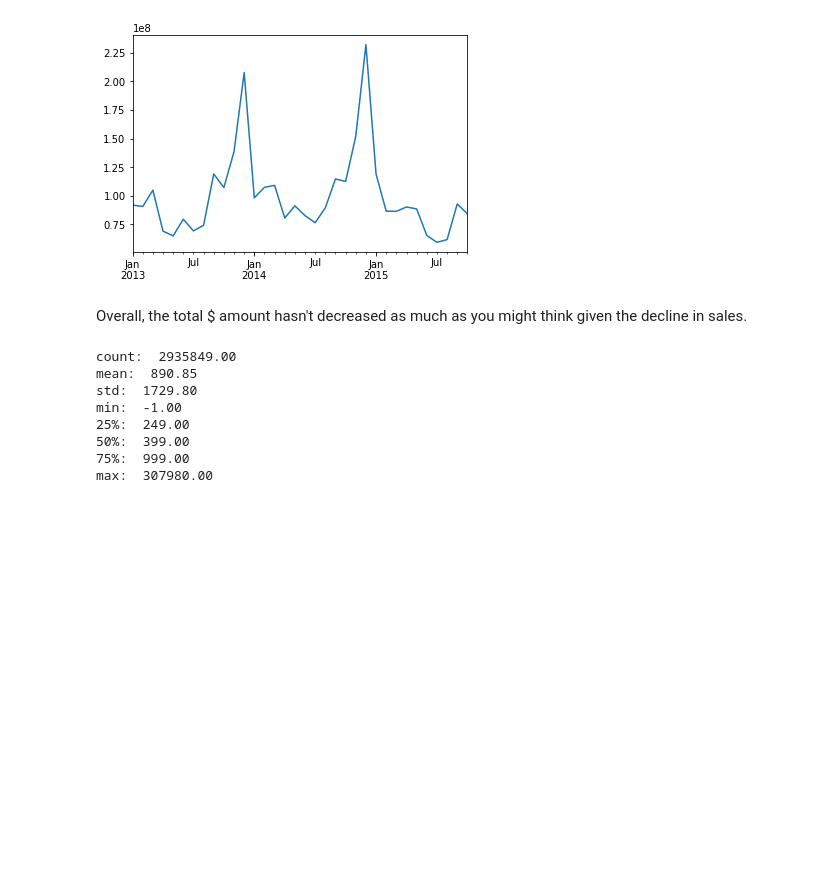
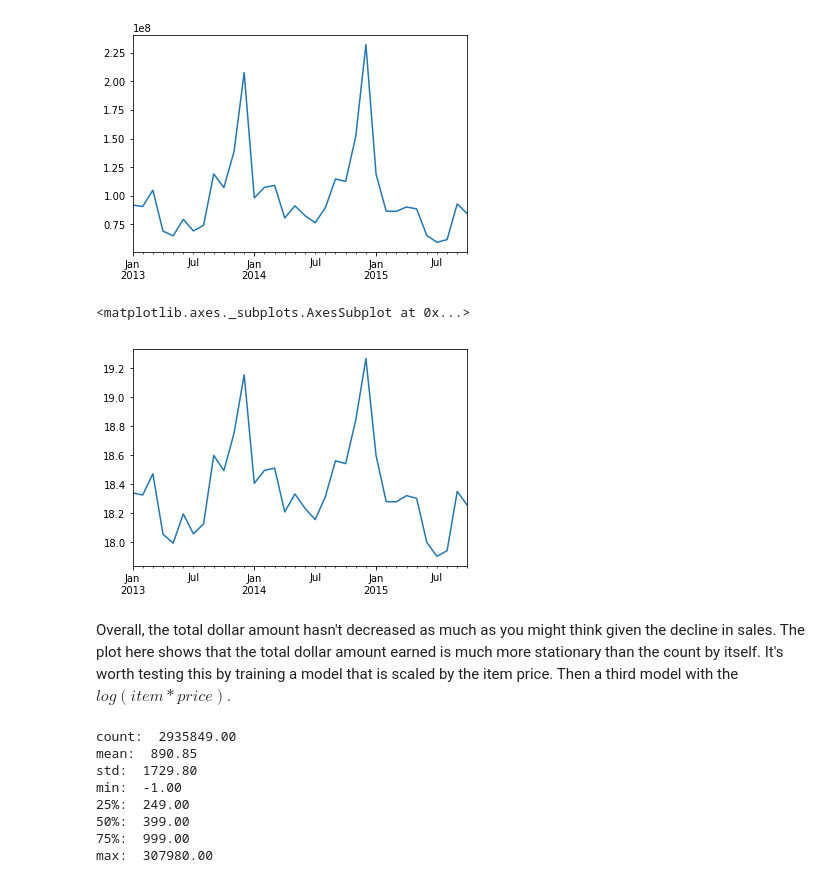
Before and after one commit to detroyejr/kaggle-future-sales, a Jupyter notebook: notebooks/Predict Future Sale - EDA.ipynb, the cells around one changed output. Saved outputs shown, nothing was run; the diff lists cells and outputs as text; code cells hidden in the pictures; blank space fills up the shorter version.

```diff
--- a/notebooks/Predict Future Sale - EDA.ipynb
+++ b/notebooks/Predict Future Sale - EDA.ipynb
@@ -242,8 +159,18 @@ Seems to be a general decline in the number of items sold. Has the total $ amoun
 # %% [output]
 <matplotlib.axes._subplots.AxesSubplot at 0x...>
 [figure]
-# %% [markdown]
-Overall, the total $ amount hasn't decreased as much as you might think given the decline in sales.
+# %%
+# By Year and Month.
+(train.item_price * train.item_cnt_day) \
+    .groupby(by_month) \
+    .sum() \
+    .apply(np.log1p) \
+    .plot(kind="line")
+# %% [output]
+<matplotlib.axes._subplots.AxesSubplot at 0x...>
+[figure, added]
+# %% [markdown]
+Overall, the total dollar amount hasn't decreased as much as you might think given the decline in sales. The plot here shows that the total dollar amount earned is much more stationary than the count by itself. It's worth testing this by training a model that is scaled by the item price. Then a third model with the $log(item * price)$.
 # %%
 # General Description
 for key, value in train.item_price.describe().items():
```
Also changed, not shown: parts of 32 cells of this notebook.
